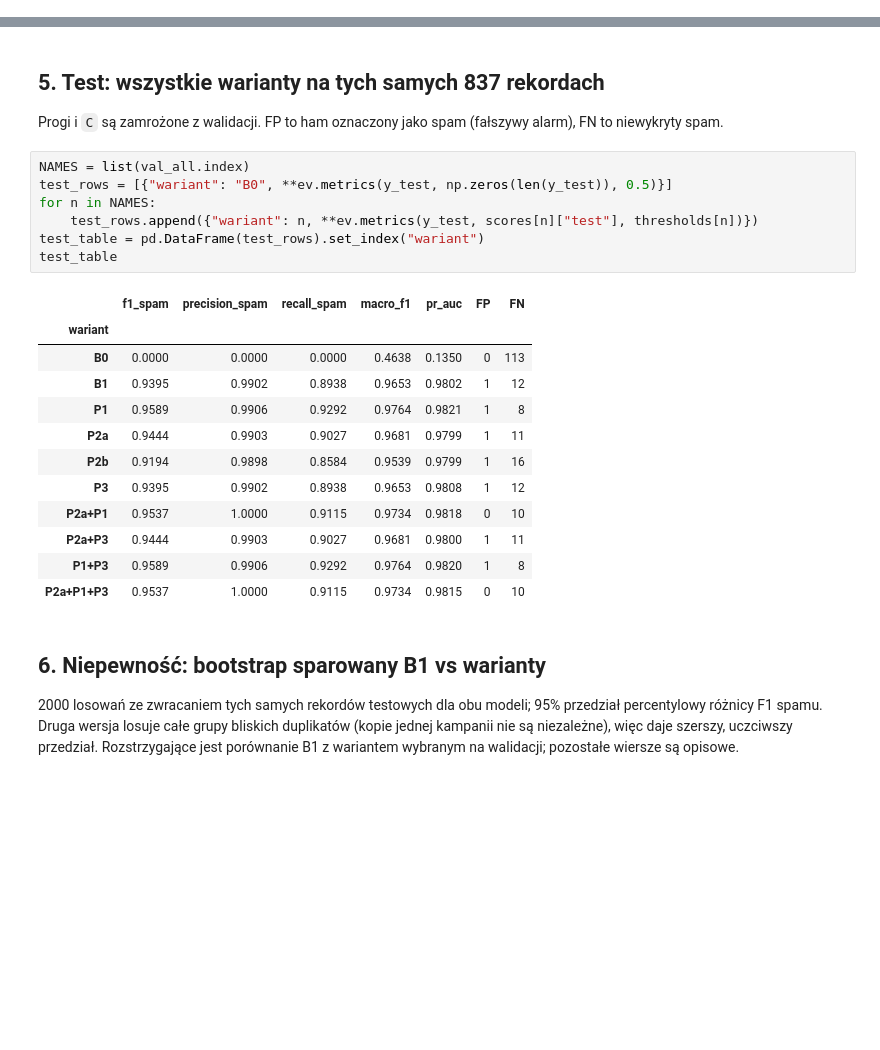
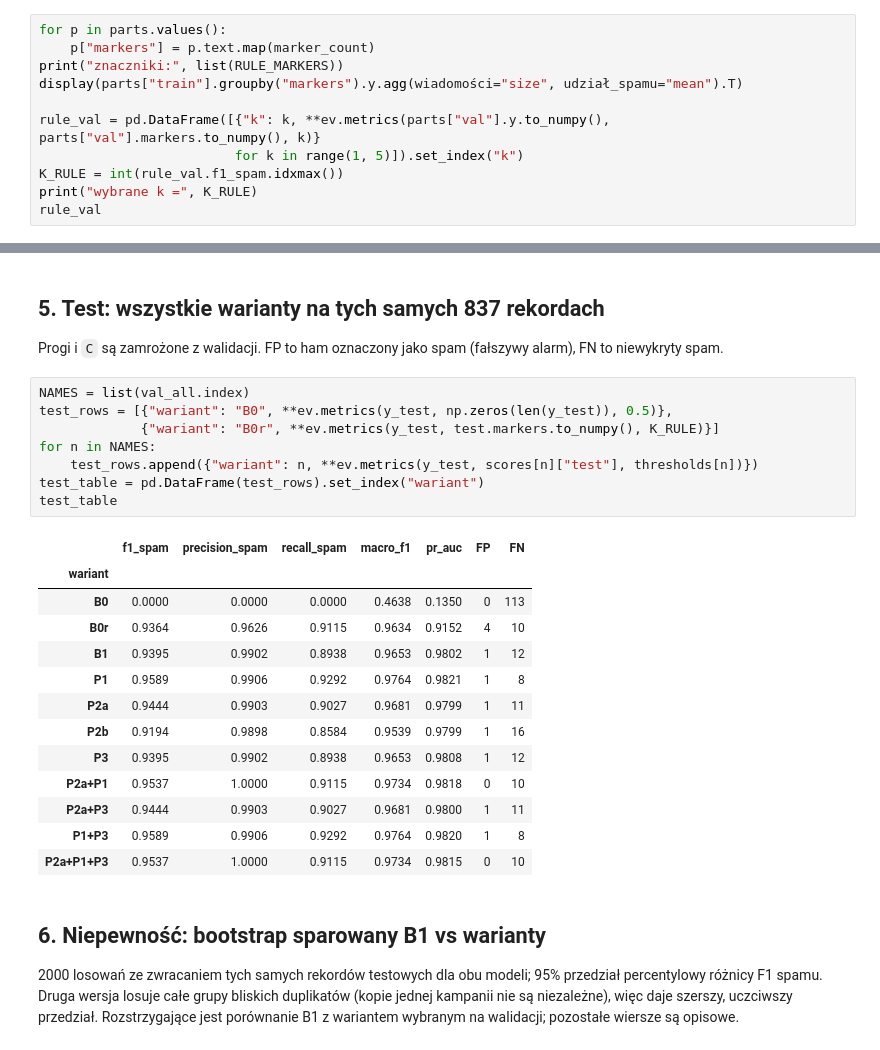
Before and after one commit to YouRekt/DataRepresentation, a Jupyter notebook: notebooks/02_baselines.ipynb, the cells around one changed output, grey strips where cells are left out. Saved outputs shown, nothing was run; the diff lists cells and outputs as text; blank space fills up the shorter version.

Commit message:
Add rule-based baseline B0r from the EDA markers

```diff
--- a/notebooks/02_baselines.ipynb
+++ b/notebooks/02_baselines.ipynb
@@ -94,0 +103,11 @@ b0
+# %%
+for p in parts.values():
+    p["markers"] = p.text.map(marker_count)
+print("znaczniki:", list(RULE_MARKERS))
+display(parts["train"].groupby("markers").y.agg(wiadomości="size", udział_spamu="mean").T)
+
+rule_val = pd.DataFrame([{"k": k, **ev.metrics(parts["val"].y.to_numpy(), parts["val"].markers.to_numpy(), k)}
+                         for k in range(1, 5)]).set_index("k")
+K_RULE = int(rule_val.f1_spam.idxmax())
+print("wybrane k =", K_RULE)
+rule_val
@@ -242,15 +282,17 @@ wariant wybrany na walidacji: P2a+P1+P3
 Progi i `C` są zamrożone z walidacji. FP to ham oznaczony jako spam (fałszywy alarm), FN to niewykryty spam.
 # %%
 NAMES = list(val_all.index)
-test_rows = [{"wariant": "B0", **ev.metrics(y_test, np.zeros(len(y_test)), 0.5)}]
+test_rows = [{"wariant": "B0", **ev.metrics(y_test, np.zeros(len(y_test)), 0.5)},
+             {"wariant": "B0r", **ev.metrics(y_test, test.markers.to_numpy(), K_RULE)}]
 for n in NAMES:
     test_rows.append({"wariant": n, **ev.metrics(y_test, scores[n]["test"], thresholds[n])})
 test_table = pd.DataFrame(test_rows).set_index("wariant")
 test_table
 # %% [output]
 |  | f1_spam | precision_spam | recall_spam | macro_f1 | pr_auc | FP | FN |
 | wariant |  |  |  |  |  |  |  |
 | B0 | 0.0000 | 0.0000 | 0.0000 | 0.4638 | 0.1350 | 0 | 113 |
+| B0r | 0.9364 | 0.9626 | 0.9115 | 0.9634 | 0.9152 | 4 | 10 |
 | B1 | 0.9395 | 0.9902 | 0.8938 | 0.9653 | 0.9802 | 1 | 12 |
 | P1 | 0.9589 | 0.9906 | 0.9292 | 0.9764 | 0.9821 | 1 | 8 |
 | P2a | 0.9444 | 0.9903 | 0.9027 | 0.9681 | 0.9799 | 1 | 11 |
```
Also changed, not shown: parts of 8 cells of this notebook, 8 other files.
